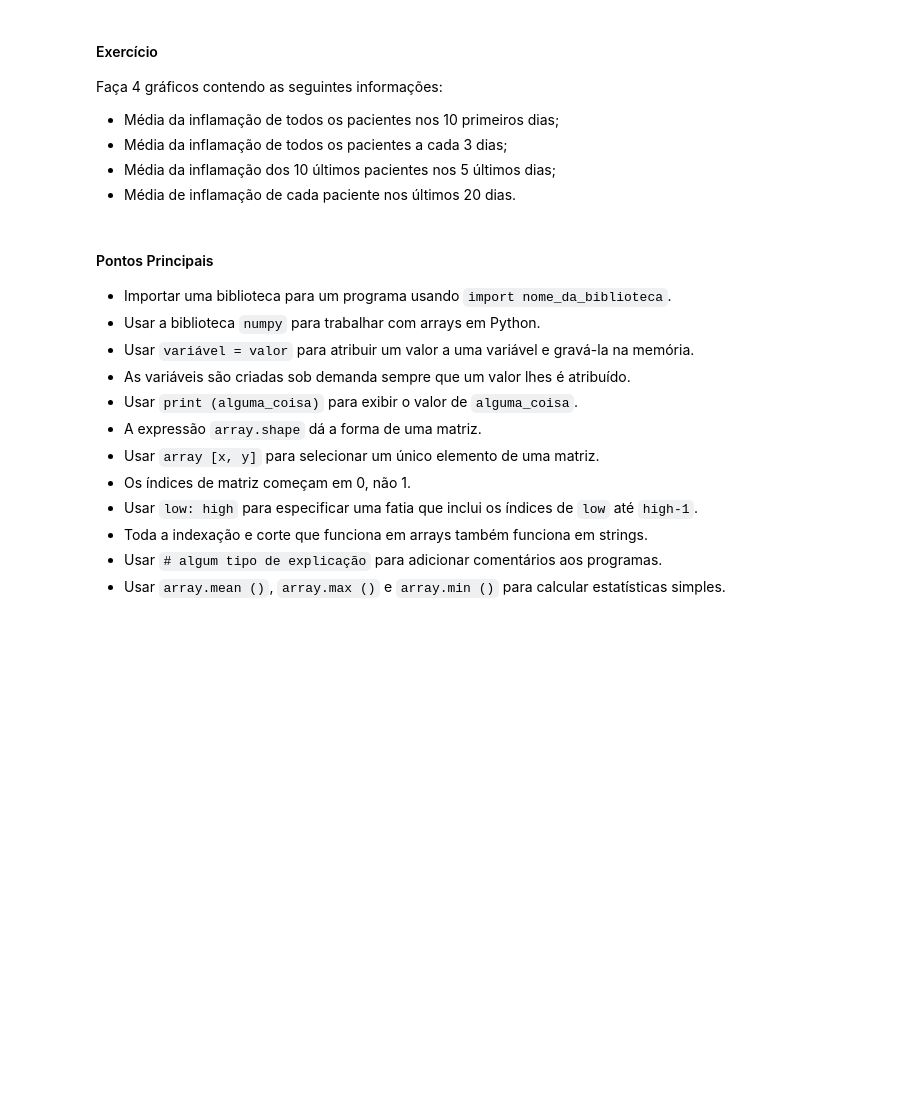
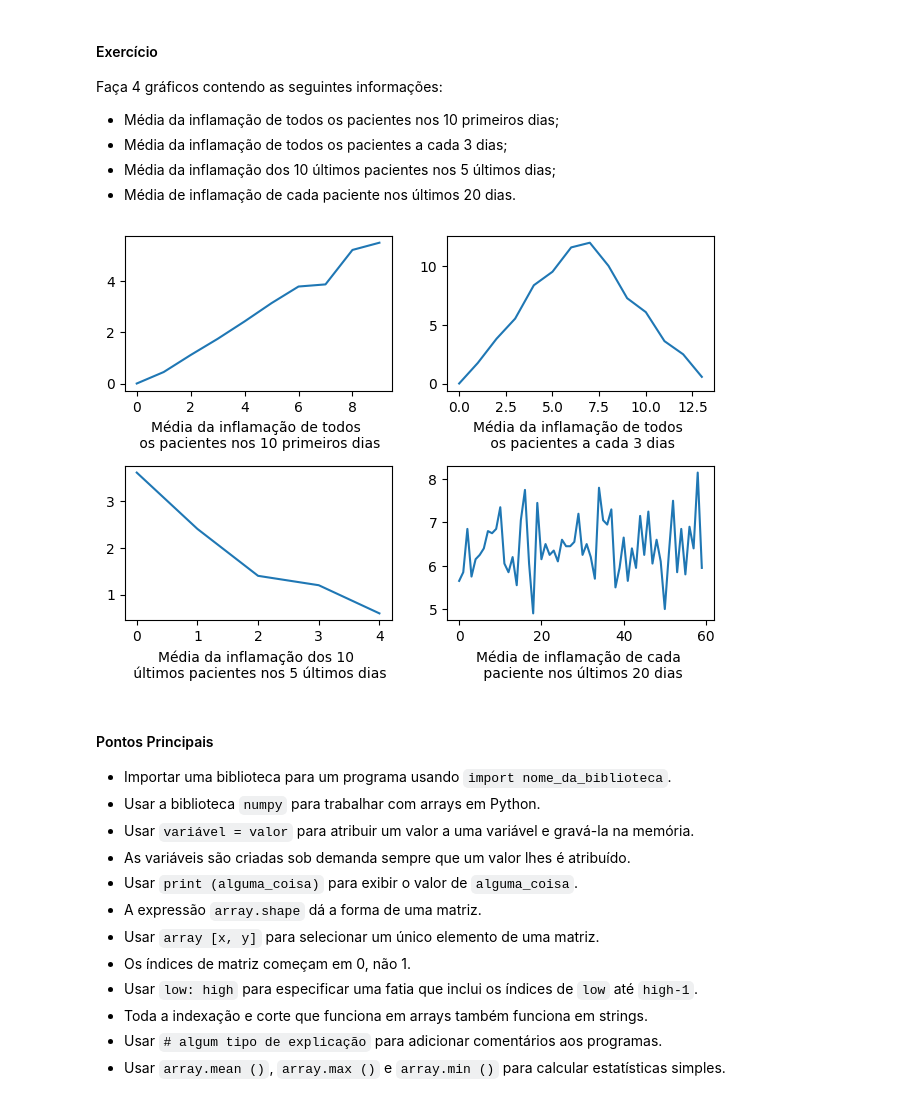
Before and after one commit to rafaluz/TOPICOS-ESPECIAIS-M6, a Jupyter notebook: material_introducao_python/01-introducao.ipynb, the cells around one changed output. Cells and saved outputs as stored; diff of their text form; code cells hidden in the pictures; blank space fills up the shorter version.

```diff
--- a/material_introducao_python/01-introducao.ipynb
+++ b/material_introducao_python/01-introducao.ipynb
@@ -405,3 +458,27 @@ Faça 4 gráficos contendo as seguintes informações:
+# %%
+# plt.figure(figsize=(12.0, 8.0))
+
+plt.subplot(2,2,1)
+plt.xlabel("Média da inflamação de todos \n os pacientes nos 10 primeiros dias")
+plt.plot(data[:,:10].mean(0))
+
+plt.subplot(2,2,2)
+plt.xlabel("Média da inflamação de todos \n os pacientes a cada 3 dias")
+plt.plot(data[:, 0::3].mean(0))
+
+plt.subplot(2,2,3)
+plt.xlabel("Média da inflamação dos 10 \n últimos pacientes nos 5 últimos dias")
+plt.plot(data[-10:,-5:].mean(0))
+
+plt.subplot(2,2,4)
+plt.xlabel("Média de inflamação de cada \n paciente nos últimos 20 dias")
+plt.plot(data[:, -20:].mean(1))
+
+
+plt.tight_layout()
+plt.show()
+# %% [output]
+[figure, added]
 # %% [markdown]
 #### Pontos Principais
 * Importar uma biblioteca para um programa usando `import nome_da_biblioteca`.
```
Also changed, not shown: parts of 14 cells of this notebook, 2 other files.
